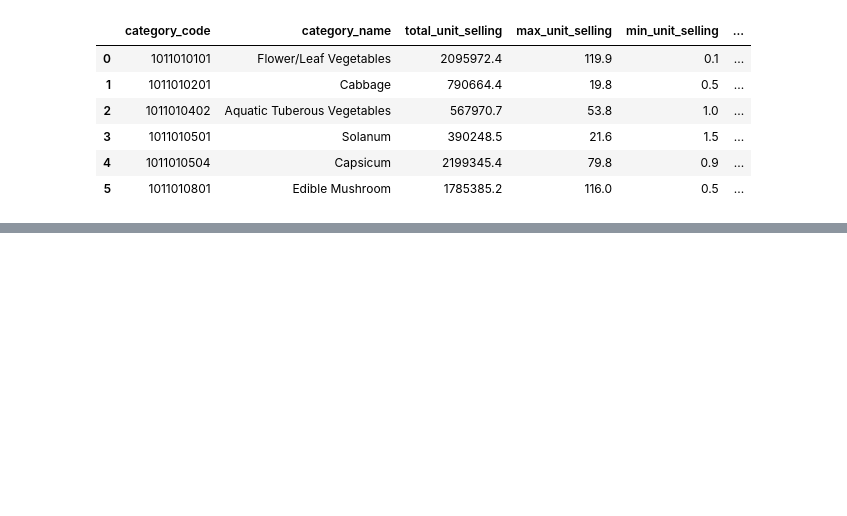
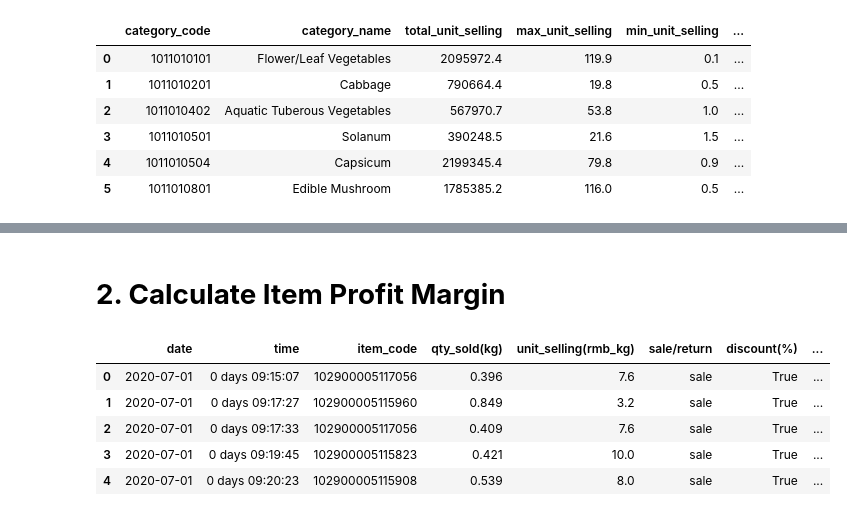
Before and after one commit to BerilCa/Exploration_Data_Analyst, a Jupyter notebook: supermarket-sales-data.ipynb, the cells around one changed output, grey strips where cells are left out. Saved outputs shown, nothing was run; the diff lists cells and outputs as text; code cells hidden in the pictures; blank space fills up the shorter version.

```diff
--- a/supermarket-sales-data.ipynb
+++ b/supermarket-sales-data.ipynb
@@ -329,0 +345,13 @@ df.head()
+# %% [markdown]
+# **2. Calculate Item Profit Margin**
+# %%
+#merger data frame df_sales,df_price_per_kg,df_name
+sales_wholesale = pd.merge(df_sales, df_price_per_kg, how = 'left', on = ['item_code', "date"])
+sales_wholesale.head()
+# %% [output]
+|  | date | time | item_code | qty_sold(kg) | unit_selling(rmb_kg) | sale/return | discount(%) | ... |
+| 0 | 2020-07-01 | 0 days 09:15:07 | 102900005117056 | 0.396 | 7.6 | sale | True | ... |
+| 1 | 2020-07-01 | 0 days 09:17:27 | 102900005115960 | 0.849 | 3.2 | sale | True | ... |
+| 2 | 2020-07-01 | 0 days 09:17:33 | 102900005117056 | 0.409 | 7.6 | sale | True | ... |
+| 3 | 2020-07-01 | 0 days 09:19:45 | 102900005115823 | 0.421 | 10.0 | sale | True | ... |
+| 4 | 2020-07-01 | 0 days 09:20:23 | 102900005115908 | 0.539 | 8.0 | sale | True | ... |
```
Also changed, not shown: parts of 14 cells of this notebook.
